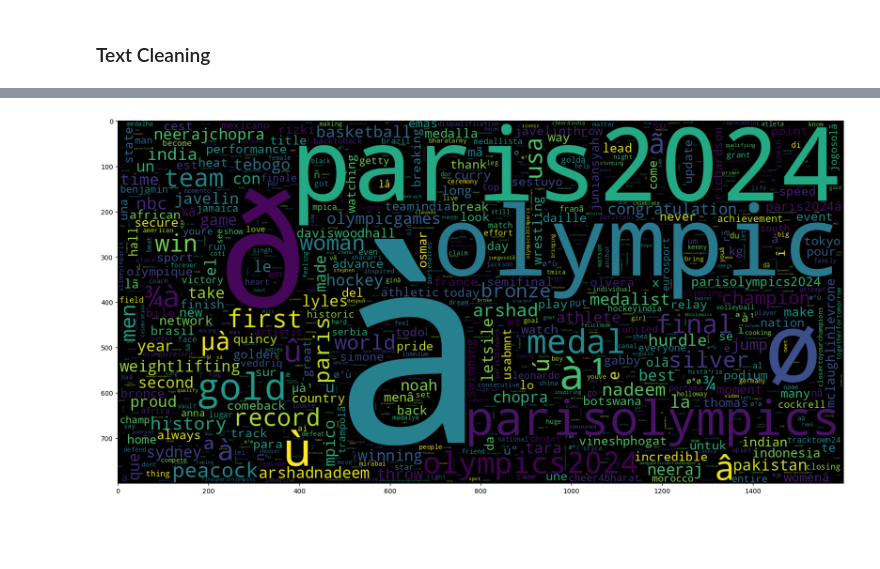
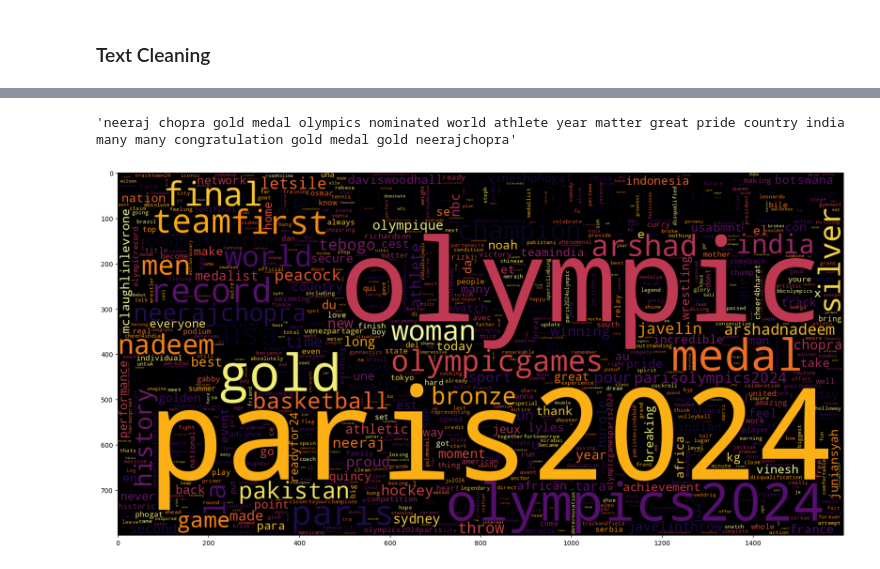
Before and after one commit to Atieng/sentiment-analysis-2024-olympics, a Jupyter notebook: sentiment.ipynb, the cells around one changed output, grey strips where cells are left out. Saved outputs shown, nothing was run; the diff lists cells and outputs as text; code cells hidden in the pictures; blank space fills up the shorter version.

Commit message:
Remove duplicates and corrupted texts

```diff
--- a/sentiment.ipynb
+++ b/sentiment.ipynb
@@ -441,0 +462,23 @@ plt.show()
+# %%
+def remove_corrupted_text(text):
+    """
+    Remove corrupted text from the input string. This includes non-alphanumeric characters,
+    repeated characters, and other irregularities.
+
+    Returns:
+    str: The cleaned string with corrupted text removed.
+    """
+    if not isinstance(text, str):
+        # Handle non-string values, e.g., convert to string or skip
+        return ''  # Or any suitable handling
+
+    # Define a regular expression pattern to match corrupted words
+    corrupted_word_pattern = re.compile(r'\b\w*[^a-zA-Z0-9\s,.!?\'"-]\w*\b|\b\w*(.)\1{2,}\w*\b')
+
+    # Remove corrupted text
+    cleaned_text = re.sub(corrupted_word_pattern, '', text)
+
+    # Remove extra white spaces
+    cleaned_text = re.sub(r'\s+', ' ', cleaned_text).strip()
+
+    return cleaned_text
@@ -442,9 +487,12 @@ plt.show()
 # %%
 # Initialize stopwords and lemmatizer
-stop_words = set(stopwords.words('english') + ['sxsw', 'sxswi', 'link', 'rt'])
+stop_words = set(stopwords.words('english'))
 lemmatizer = WordNetLemmatizer()
 
 def lemmatize_tweet(text):
+    # Remove corrupted text
+    text = remove_corrupted_text(text)
+
     # Remove URLs
     text = re.sub(r'http\S+', '', text)
     # Remove mentions
@@ -470,9 +518,6 @@ def lemmatize_tweet(text):
     tokens = [word for word, tag in pos_tags if tag in important_pos]
     return tokens
 
-# Apply the clean_text function to the 'tweet' column
-df['lemmatized_tweet'] = df['Tweet_Content'].apply(lambda x: lemmatize_tweet(x))
-
 def join_text(tokens):
     """
     This function takes a list of tokens (words) and returns them as a single string.
@@ -486,8 +531,16 @@ def join_text(tokens):
     """
     return " ".join(tokens)
 
+# Load the data (replace with your actual file path)
+data_path = '2024-olympics-sentiments.csv'
+df = pd.read_csv(data_path)
+
+# Apply the lemmatize_tweet function to the 'Tweet_Content' column
+df['lemmatized_tweet'] = df['Tweet_Content'].apply(lambda x: lemmatize_tweet(x))
+
+# Join the tokens back into a single string
 df['clean_tweet'] = df['lemmatized_tweet'].apply(lambda x: join_text(x))
 
 # Print the cleaned tweets
-df.head()
+print(df.head())
 # %% [output]
@@ -500,20 +564,25 @@ df.head()
+# %%
+# Check if the corrupted words are still there in row 1000
+df['clean_tweet'].iloc[1000]
+# %% [output]
+'neeraj chopra gold medal olympics nominated world athlete year matter great pride country india many many congratulation gold medal gold neerajchopra'
 # %%
 from wordcloud import WordCloud
 import matplotlib.pyplot as plt
 
 # Extract processed text from your DataFrame
 processedtext = df['clean_tweet'].tolist()
 
 # Use all processed text (up to the length of your dataset)
 data_neg = processedtext[:len(processedtext)]
 
 plt.figure(figsize = (20,20))
 wc = WordCloud(max_words = 1000 , width = 1600 , height = 800,
-               collocations=False).generate(" ".join(data_neg))
+               collocations=False, colormap='inferno').generate(" ".join(data_neg))
 plt.imshow(wc)
 plt.show()
 # %% [output]
-[figure, old version]
+[figure, new version]
 # %%
 # Save the DataFrame to a new CSV file
 df.to_csv('cleaned-sentiments.csv', index=False)
```
Also changed, not shown: parts of 26 cells of this notebook.
